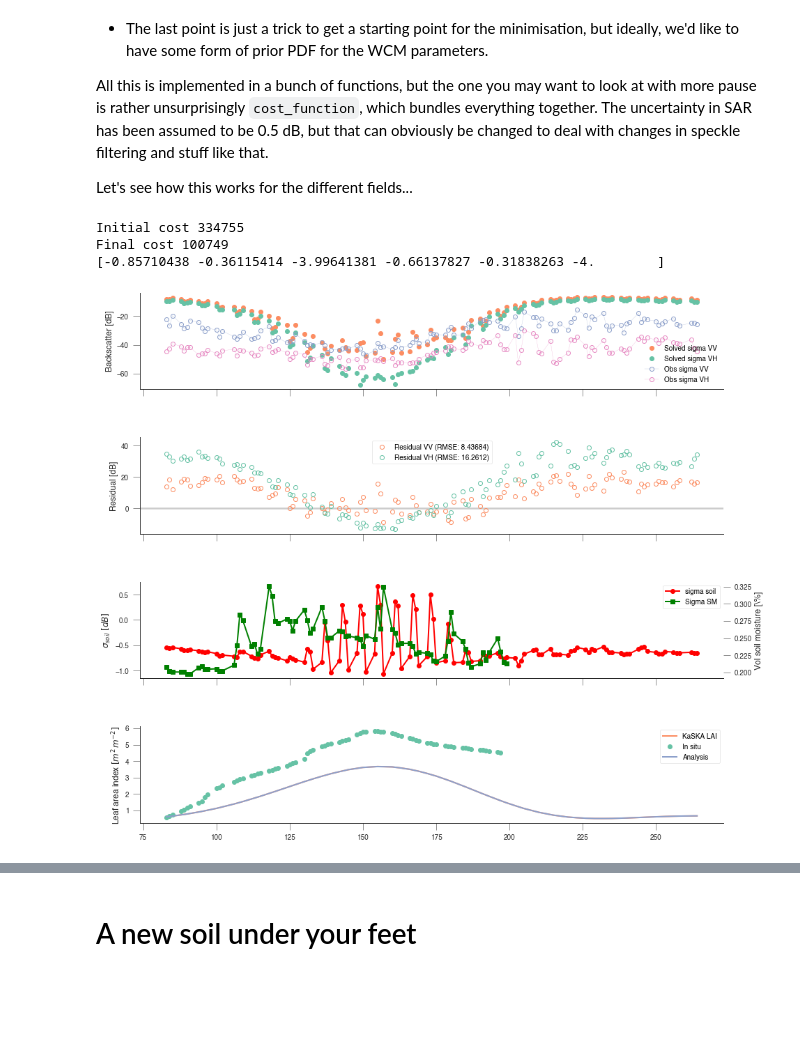
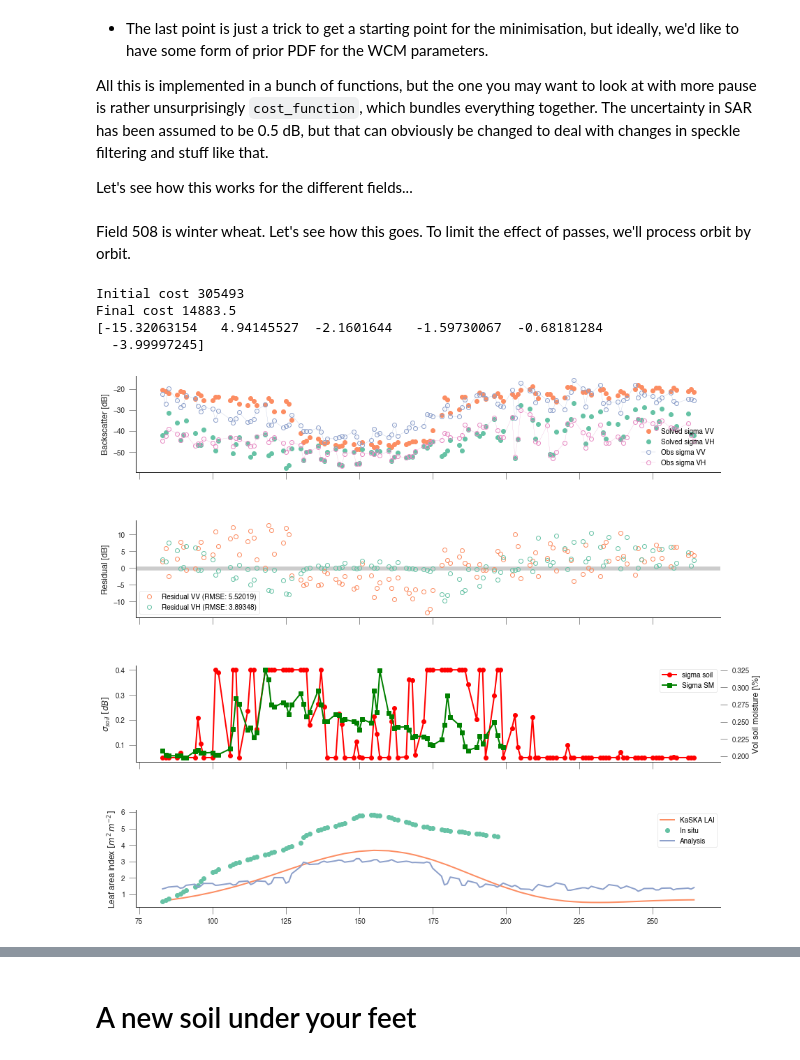
Before and after one commit to jgomezdans/sar_homework, a Jupyter notebook: LMU_new_soil.ipynb, the cells around one changed output, grey strips where cells are left out. Drawn from its saved outputs; the diff is of its cells as text; code cells hidden in the pictures; blank space fills up the shorter version.

```diff
--- a/LMU_new_soil.ipynb
+++ b/LMU_new_soil.ipynb
@@ -137,3 +130,5 @@ for field in fields:
+# %%
+df, df_s2, fields = extract_data()
 # %%
 fig, axs = plt.subplots(nrows=2, ncols=1, sharex=True,
                         squeeze=True, figsize=(13, 5))
@@ -196,8 +191,7 @@ We have used KaSKA to retrieve land surface parameters. These are provided on a
 
 Let's have a look at how things stack up.
 # %%
-df_s2 = pd.read_csv("LMU_S2_field_retrievals.csv", sep=";")
-df_s2['doy'] = pd.to_datetime(df_s2.dates).dt.dayofyear
+
 fig, axs = plt.subplots(nrows=3, ncols=1, sharex=True,
                         squeeze=True, figsize=(13, 8))
 l1 = []
@@ -283,27 +239,29 @@ def invert_field(svv, svh, theta, prior_mean, prior_sd, gamma, s2_lai):
+# %% [markdown]
+Field 508 is winter wheat. Let's see how this goes. To limit the effect of passes, we'll process orbit by orbit.
 # %%
 from scipy.ndimage.filters import gaussian_filter1d
 field = "508"
-doy, passer, n_obs, svv, svh, theta, s2_lai, s2_cab, s2_cbrown = prepare_field_data(
-    field, df, df_s2)
+
+
+doy, passer, n_obs, svv, svh, theta, s2_lai, s2_cab, s2_cbrown = prepare_field_data(field, df, df_s2)
 
 sm_mean = np.nanmean([df[f"SM_{field:s}"][passer] for field in fields], axis=0)
-#sm_mean = gaussian_filter1d(sm_mean, 2)
-sm_mean = 0.7*np.log10(sm_mean)
+sm_std = 20.*np.nanstd([df[f"SM_{field:s}"][passer]
+                        for field in fields], axis=0)
+sm_std[sm_std == 0] = 0.2
 
-#sm_std = 10.*np.nanstd([df[f"SM_{field:s}"][passer]
-#                        for field in fields], axis=0)
-#sm_std[sm_std>0.5] = 0.5
-#sm_std[sm_std == 0] = 0.5
-sm_std = np.ones_like(sm_mean)*2.
-prior_mean = np.concatenate([[0, ]*6,  sm_mean, s2_lai])
-prior_sd = np.concatenate([[0, ]*6, sm_std, [.00025, ]*n_obs])
-gamma = 50000
+
+
+prior_mean = np.concatenate([[0,]*6, sm_mean, s2_lai])
+prior_sd = np.concatenate([[10., ]*6, sm_std, [0.05, ]*n_obs])
+gamma = 500
 retval = invert_field(svv, svh, theta, prior_mean, prior_sd, gamma, s2_lai)
 
 do_plots(field, retval, svv, svh, theta, doy, df, s2_lai)
 print(retval.x[:6])
 # %% [output]
-Initial cost 334755
-Final cost 100749
-[-0.85710438 -0.36115414 -3.99641381 -0.66137827 -0.31838263 -4.        ]
+Initial cost 305493
+Final cost 14883.5
+[-15.32063154   4.94145527  -2.1601644   -1.59730067  -0.68181284
+  -3.99997245]
-[figure, old version]
+[figure, new version]
```
Also changed, not shown: parts of 33 cells of this notebook, 4 other files.
